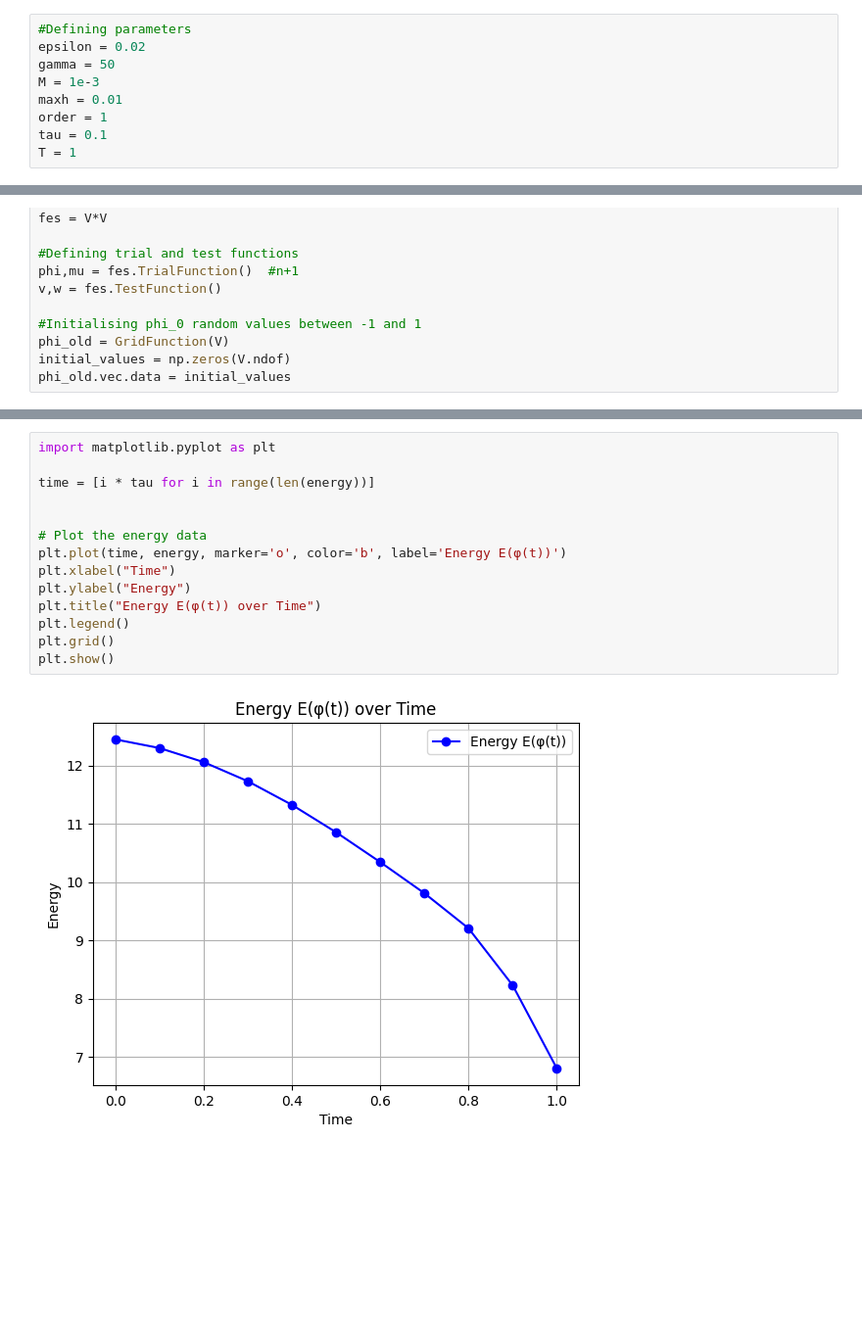
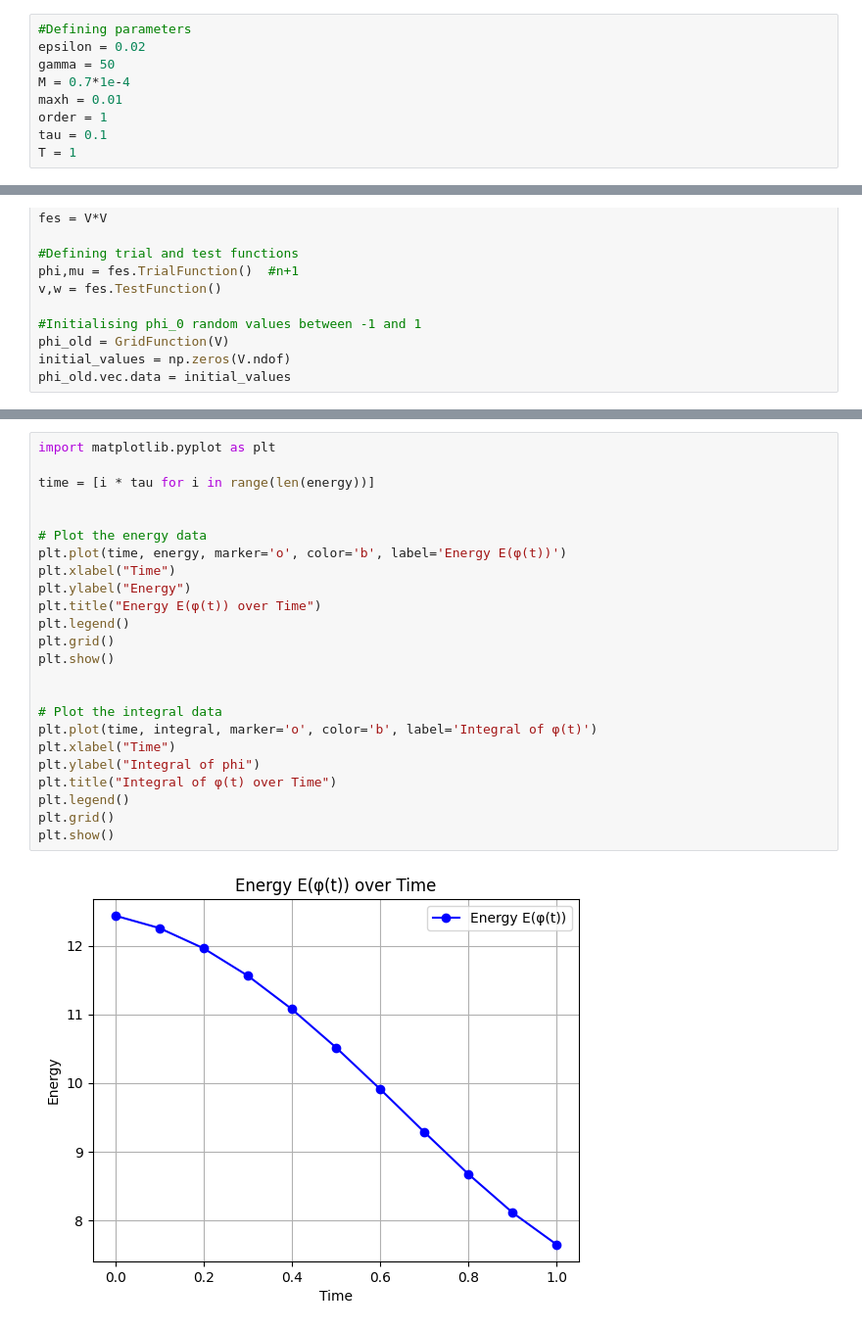
Before and after one commit to sannejamila/FEM_Project2, a Jupyter notebook: fullyexplicit.ipynb, the cells around one changed output, grey strips where cells are left out. Shown: that part at 98% size. Drawn from its saved outputs; the diff is of its cells as text; blank space fills up the shorter version.

```diff
--- a/fullyexplicit.ipynb
+++ b/fullyexplicit.ipynb
@@ -7,7 +7,7 @@ import numpy as np
 #Defining parameters
 epsilon = 0.02
 gamma = 50
-M = 1e-3
+M = 0.7*1e-4
 maxh = 0.01
 order = 1
 tau = 0.1
@@ -97,16 +97,26 @@ WebGuiWidget(layout=Layout(height='500px', width='100%'), value={'gui_settings':
 # %%
 import matplotlib.pyplot as plt
 
 time = [i * tau for i in range(len(energy))]
 
 
 # Plot the energy data
 plt.plot(time, energy, marker='o', color='b', label='Energy E(φ(t))')
 plt.xlabel("Time")
 plt.ylabel("Energy")
 plt.title("Energy E(φ(t)) over Time")
 plt.legend()
 plt.grid()
 plt.show()
+
+
+# Plot the integral data
+plt.plot(time, integral, marker='o', color='b', label='Integral of φ(t)')
+plt.xlabel("Time")
+plt.ylabel("Integral of phi")
+plt.title("Integral of φ(t) over Time")
+plt.legend()
+plt.grid()
+plt.show()
 # %% [output]
-[figure, old version]
+[figure, new version]
```
Also changed, not shown: parts of 2 cells of this notebook.
